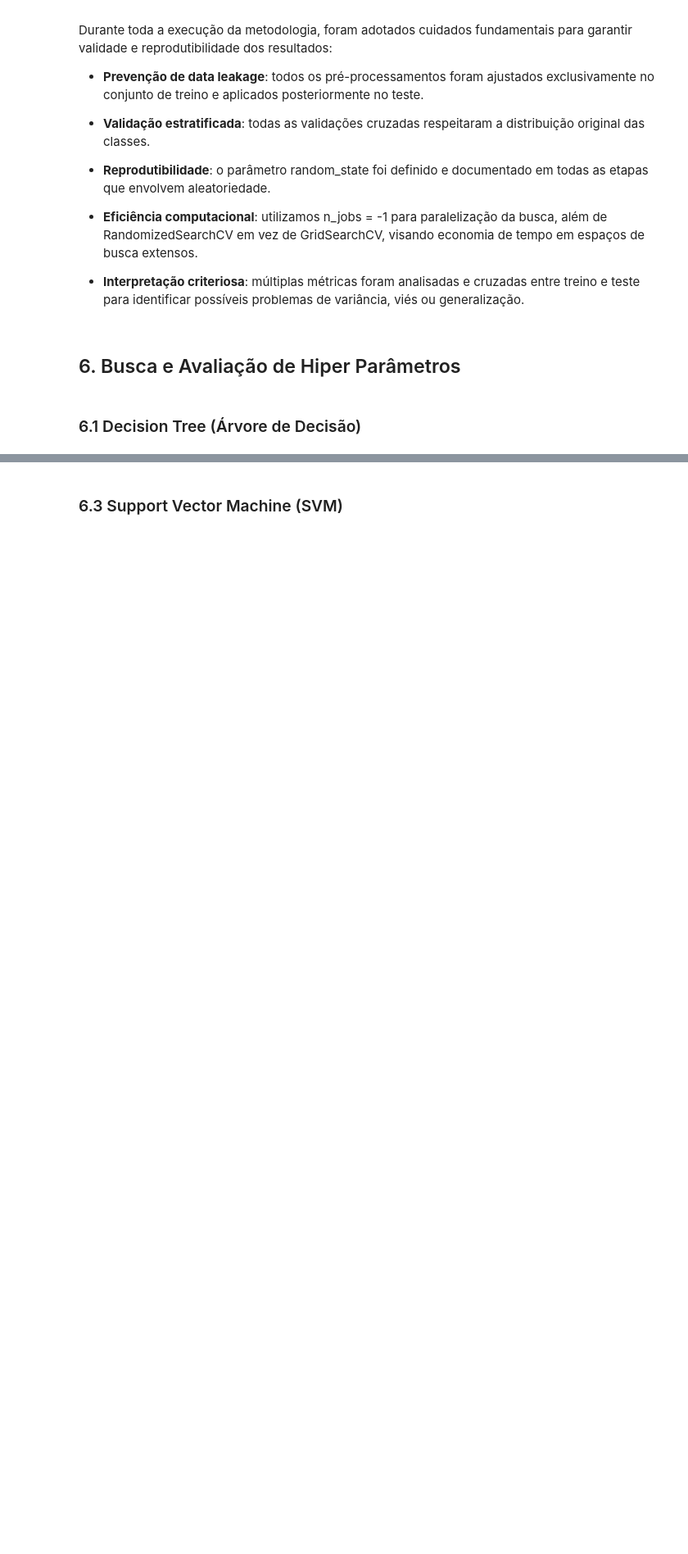
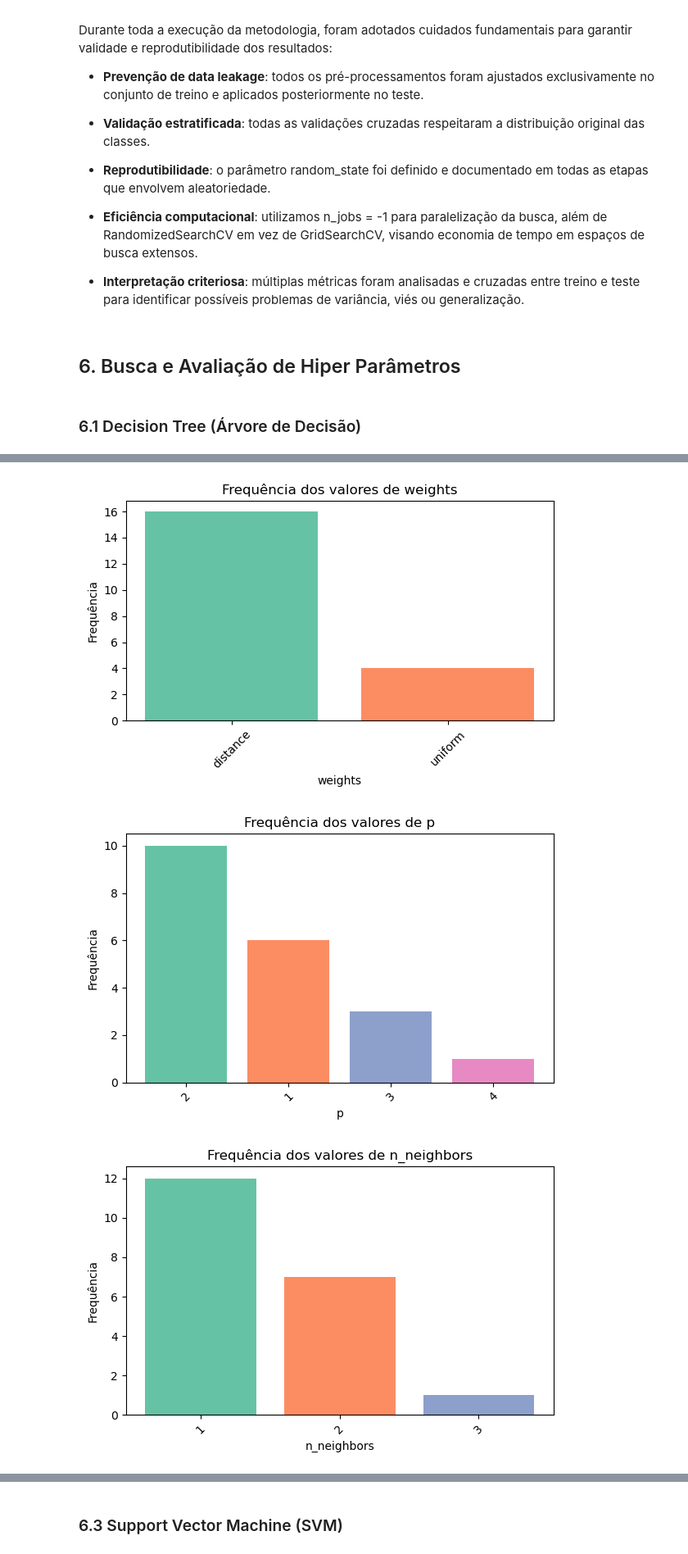
Before and after one commit to rubdelima/CRISP-DM-SVHN, a Jupyter notebook: 3 - Preparação de Dados e Busca de Hiperparâmetros (parte 1).ipynb, the cells around one changed output, grey strips where cells are left out. Shown at 82% size. Cells and saved outputs as stored; diff of their text form; code cells hidden in the pictures; blank space fills up the shorter version.

```diff
--- a/3 - Preparação de Dados e Busca de Hiperparâmetros (parte 1).ipynb
+++ b/3 - Preparação de Dados e Busca de Hiperparâmetros (parte 1).ipynb
@@ -414,2 +460,6 @@ results_dt = evaluate_and_plot(best_param_dt, DecisionTreeClassifier, metric='ac
 # %%
-best_params_knn = search_hyperparameters(KNeighborsClassifier(),'svm', params_knn, metric='accuracy')
+best_params_knn = search_hyperparameters(KNeighborsClassifier(), params_knn, 'knn', metric='accuracy')
+# %% [output]
+[figure, added]
+[figure, added]
+[figure, added]
```
Also changed, not shown: parts of 25 cells of this notebook, 7 other files.
